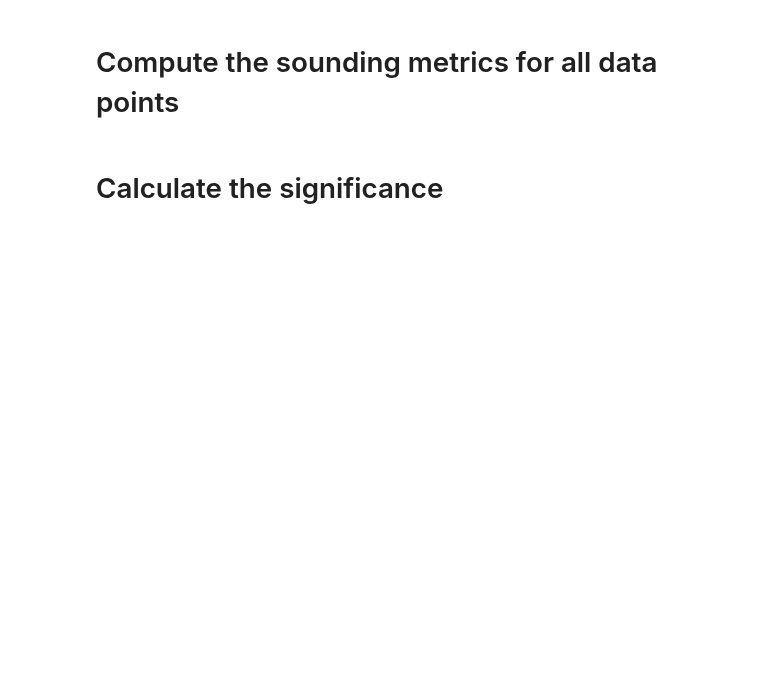
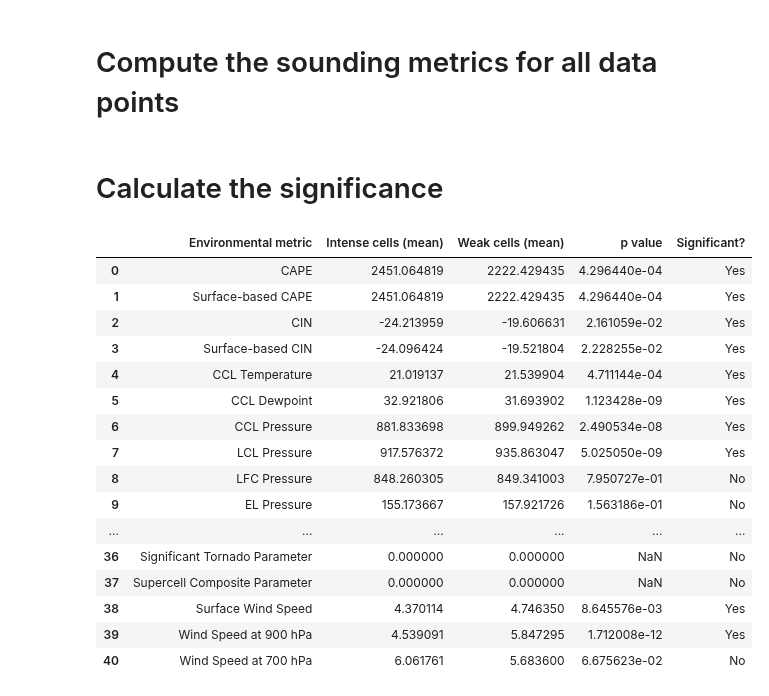
Before and after one commit to oluwafemiomitusa/Geospatial-Analysis, a Jupyter notebook: Second_part/Jupyter Notebooks/New/plot_average_sounding.ipynb, the cells around one changed output. Saved outputs shown, nothing was run; the diff lists cells and outputs as text; code cells hidden in the pictures; blank space fills up the shorter version.

```diff
--- a/Second_part/Jupyter Notebooks/New/plot_average_sounding.ipynb
+++ b/Second_part/Jupyter Notebooks/New/plot_average_sounding.ipynb
@@ -862,0 +923,60 @@ with open(f'C:/Users/omitu/Documents/GitHub/Urbanization-and-Climate-Change/Seco
+# %%
+import pandas as pd
+from scipy.stats import ttest_ind
+
+
+# Load the datasets
+df1 = pd.read_csv(f'C:/Users/omitu/Documents/GitHub/Urbanization-and-Climate-Change/Second_part/data/sounding/metrics/Individual_metrics/{metric1}.txt', sep='\t')
+df2 = pd.read_csv(f'C:/Users/omitu/Documents/GitHub/Urbanization-and-Climate-Change/Second_part/data/sounding/metrics/Individual_metrics/{metric2}.txt', sep='\t')
+
+
+# Initialize a list to store the results
+results = []
+
+# Iterate over the columns in the dataframe
+for column in df1.columns:
+    # Extract the data for the current column from each dataframe
+    df1_data = df1[column].dropna()
+    df2_data = df2[column].dropna()
+
+    # Perform the t-test
+    t_stat, p_value = ttest_ind(df1_data, df2_data, equal_var=False)
+
+    # Check if the result is statistically significant
+    significant = 'Yes' if p_value < 0.05 else 'No'
+
+    # Append the result to the list
+    results.append({
+        'Environmental metric': column,
+        f'{metric1} cells (mean)': df1_data.mean(),
+        f'{metric2} cells (mean)': df2_data.mean(),
+        'p value': p_value,
+        'Significant?': significant
+    })
+
+# Convert the results list to a DataFrame
+results_df = pd.DataFrame(results)
+
+# Save the DataFrame to a CSV file
+results_df.to_csv(f'C:/Users/omitu/Documents/GitHub/Urbanization-and-Climate-Change/Second_part/data/sounding/metrics/Individual_metrics/{metric1}_{metric2}.csv', index=False)
+
+# Display the results DataFrame
+results_df
+# %% [output]
+|  | Environmental metric | Intense cells (mean) | Weak cells (mean) | p value | Significant? |
+| 0 | CAPE | 2451.064819 | 2222.429435 | 4.296440e-04 | Yes |
+| 1 | Surface-based CAPE | 2451.064819 | 2222.429435 | 4.296440e-04 | Yes |
+| 2 | CIN | -24.213959 | -19.606631 | 2.161059e-02 | Yes |
+| 3 | Surface-based CIN | -24.096424 | -19.521804 | 2.228255e-02 | Yes |
+| 4 | CCL Temperature | 21.019137 | 21.539904 | 4.711144e-04 | Yes |
+| 5 | CCL Dewpoint | 32.921806 | 31.693902 | 1.123428e-09 | Yes |
+| 6 | CCL Pressure | 881.833698 | 899.949262 | 2.490534e-08 | Yes |
+| 7 | LCL Pressure | 917.576372 | 935.863047 | 5.025050e-09 | Yes |
+| 8 | LFC Pressure | 848.260305 | 849.341003 | 7.950727e-01 | No |
+| 9 | EL Pressure | 155.173667 | 157.921726 | 1.563186e-01 | No |
+| ... | ... | ... | ... | ... | ... |
+| 36 | Significant Tornado Parameter | 0.000000 | 0.000000 | NaN | No |
+| 37 | Supercell Composite Parameter | 0.000000 | 0.000000 | NaN | No |
+| 38 | Surface Wind Speed | 4.370114 | 4.746350 | 8.645576e-03 | Yes |
+| 39 | Wind Speed at 900 hPa | 4.539091 | 5.847295 | 1.712008e-12 | Yes |
+| 40 | Wind Speed at 700 hPa | 6.061761 | 5.683600 | 6.675623e-02 | No |
```
Also changed, not shown: parts of 8 cells of this notebook.
